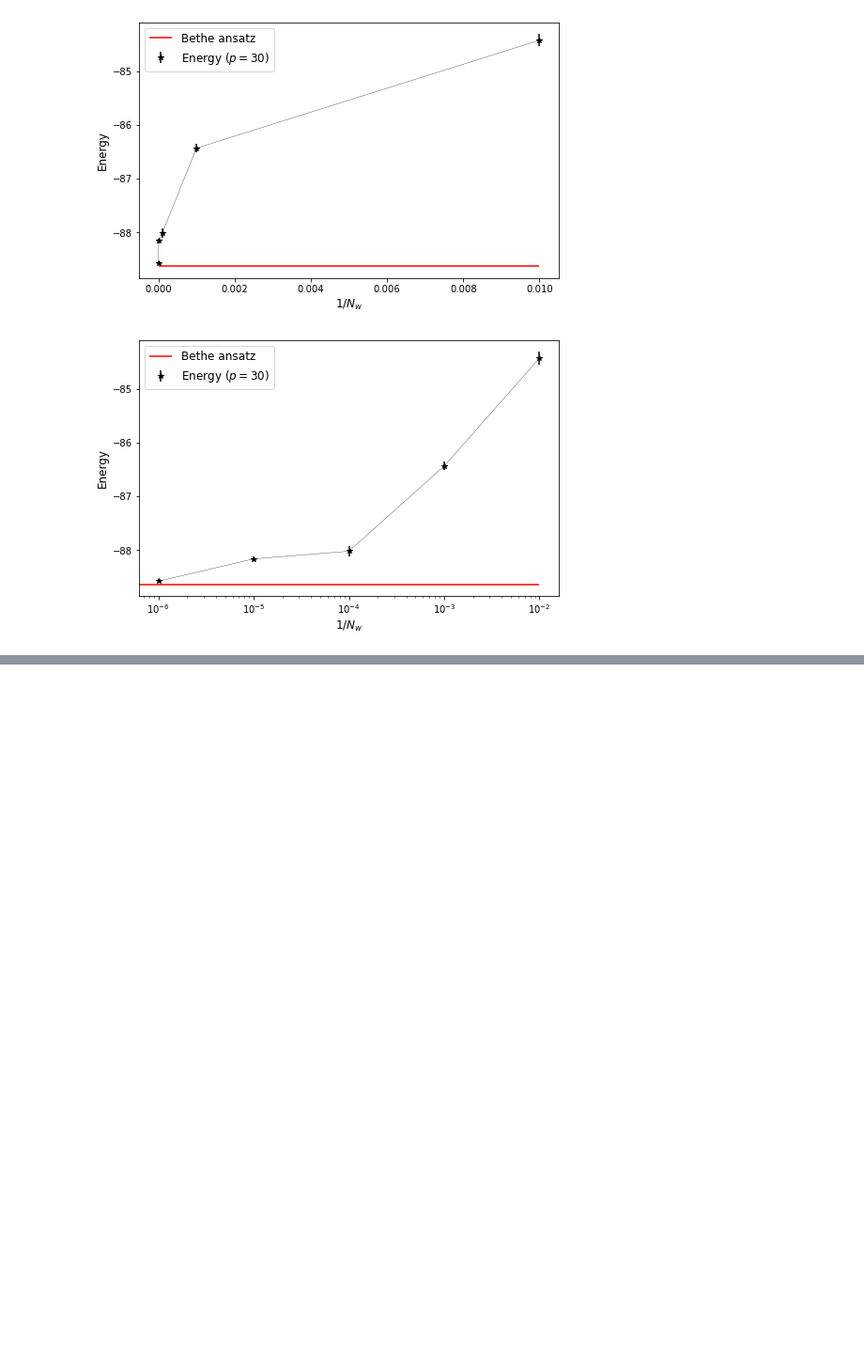
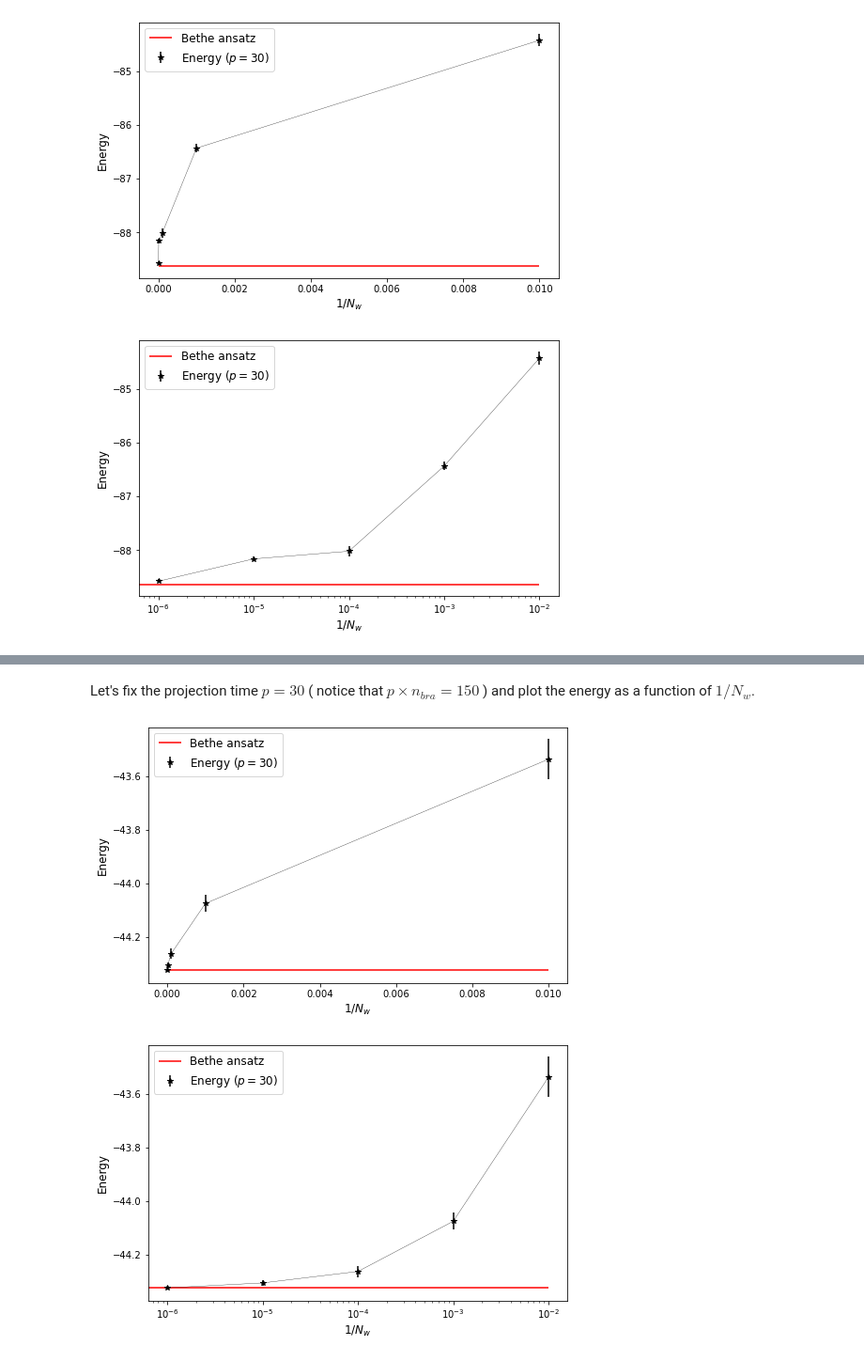
Before and after one commit to giacomotenti/QMCino, a Jupyter notebook: HEISENBERG_data/Data_analysis.ipynb, the cells around one changed output, grey strips where cells are left out. Shown: that part at 94% size. Cells and saved outputs as stored; diff of their text form; code cells hidden in the pictures; blank space fills up the shorter version.

```diff
--- a/HEISENBERG_data/Data_analysis.ipynb
+++ b/HEISENBERG_data/Data_analysis.ipynb
@@ -99,0 +169,23 @@ plt.show()
+# %% [markdown]
+Let's fix the projection time $p = 30$ ( notice that $ p \times n_{bra} = 150$ ) and plot the energy as a function of $ 1/ N_w$.
+# %%
+plt.figure(figsize=(8,5))
+plt.xlabel(r'$ 1 / N_w$',fontsize = 12)
+plt.ylabel('Energy',fontsize = 12)
+plt.errorbar(nw_l,enw,yerr = enw_err,fmt = '*', color = 'black',label = r'Energy ($p = 30$)')
+plt.plot(nw_l, enw, linewidth = 0.3,color ='black')
+plt.hlines(E_bethe,0.0,0.01,color = 'red', label = 'Bethe ansatz')
+plt.legend(fontsize = 12)
+plt.show()
+plt.figure(figsize=(8,5))
+plt.xlabel(r'$ 1 / N_w$',fontsize = 12)
+plt.xscale('log')
+plt.ylabel('Energy',fontsize = 12)
+plt.errorbar(nw_l,enw,yerr = enw_err,fmt = '*', color = 'black',label = r'Energy ($p = 30$)')
+plt.plot(nw_l, enw, linewidth = 0.3,color ='black')
+plt.hlines(E_bethe,0.0,0.01,color = 'red', label = 'Bethe ansatz')
+plt.legend(fontsize = 12)
+plt.show()
+# %% [output]
+[figure, added]
+[figure, added]
```
Also changed, not shown: parts of 4 cells of this notebook.
